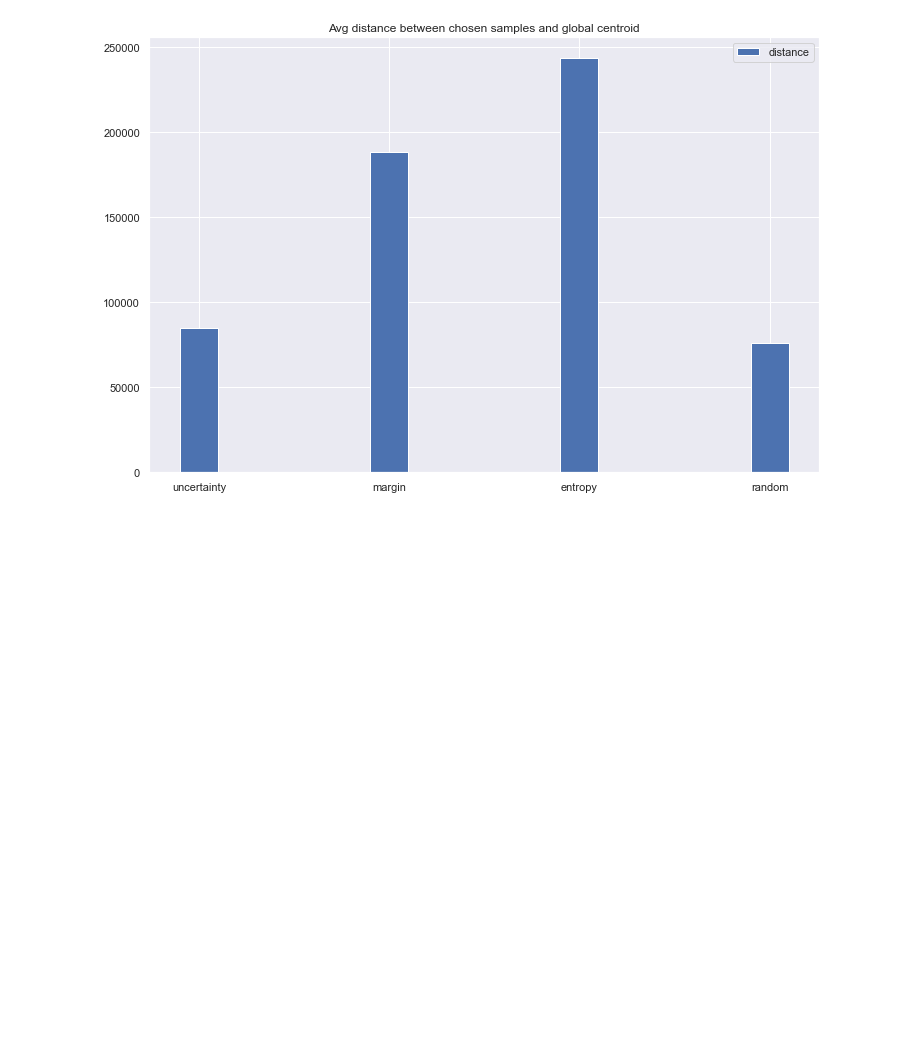
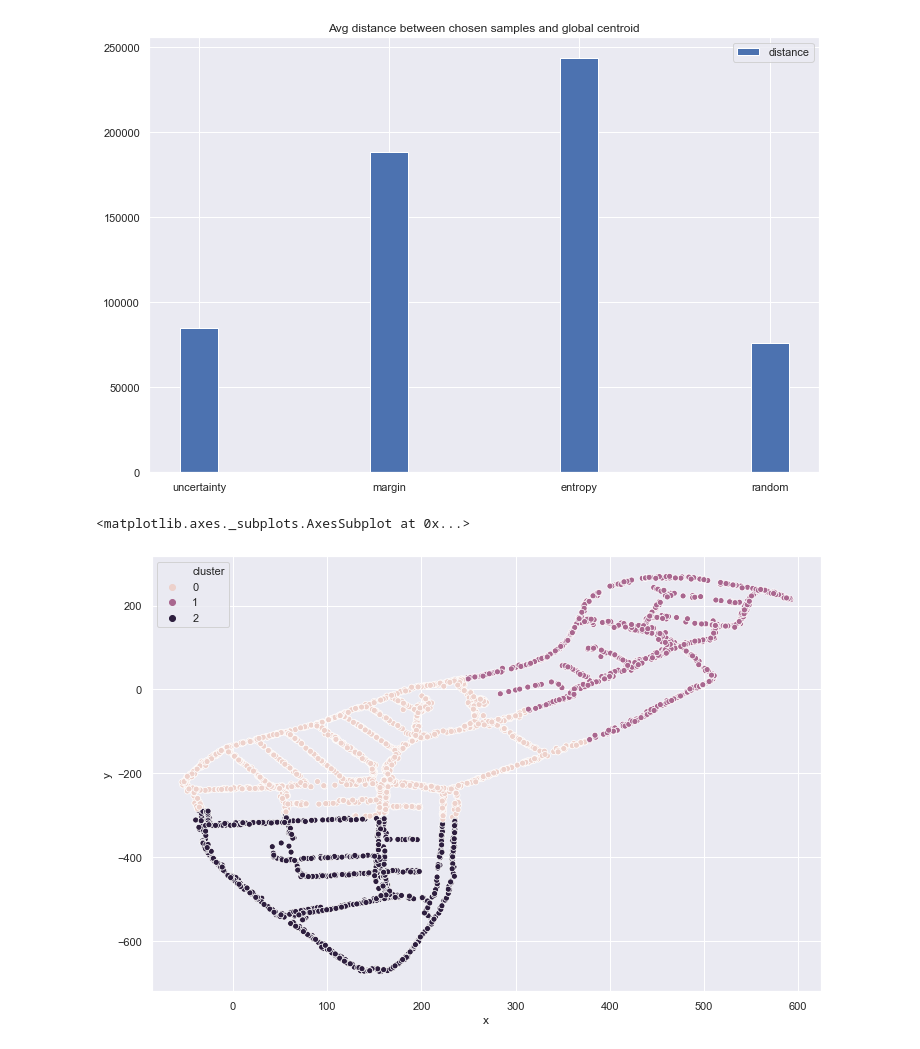
Before and after one commit to telenovelachuan/data_science, a Jupyter notebook: master_project/active_learning.ipynb, the cells around one changed output. Cells and saved outputs as stored; diff of their text form; code cells hidden in the pictures; blank space fills up the shorter version.

```diff
--- a/master_project/active_learning.ipynb
+++ b/master_project/active_learning.ipynb
@@ -379,0 +402,13 @@ plt.legend()
+# %%
+# cluster the dots, and calculate the avg distance between chosen dots and cluster centroids
+if "type" in df_pool.columns:
+    df_pool.drop(columns=["type"], inplace=True)
+kmeans = KMeans(n_clusters=3, random_state=42).fit(df_pool)
+df_pool["cluster"] = kmeans.labels_
+
+sns.set()
+plt.figure(figsize=(12, 8))
+sns.scatterplot(x="x", y="y", data=df_pool, hue="cluster")
+# %% [output]
+<matplotlib.axes._subplots.AxesSubplot at 0x...>
+[figure, added]
```
Also changed, not shown: parts of 12 cells of this notebook.
